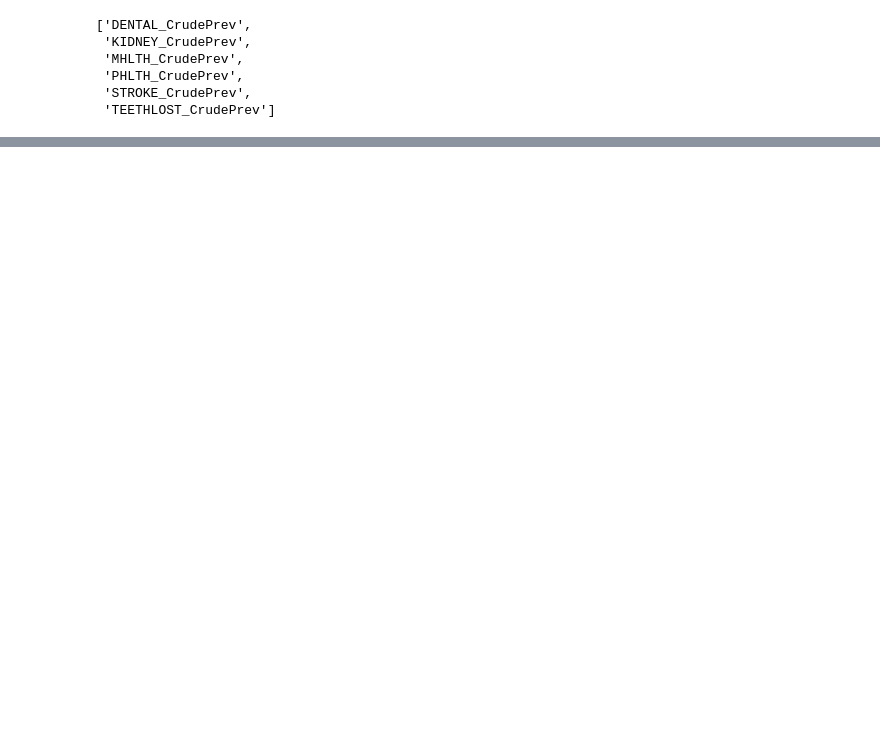
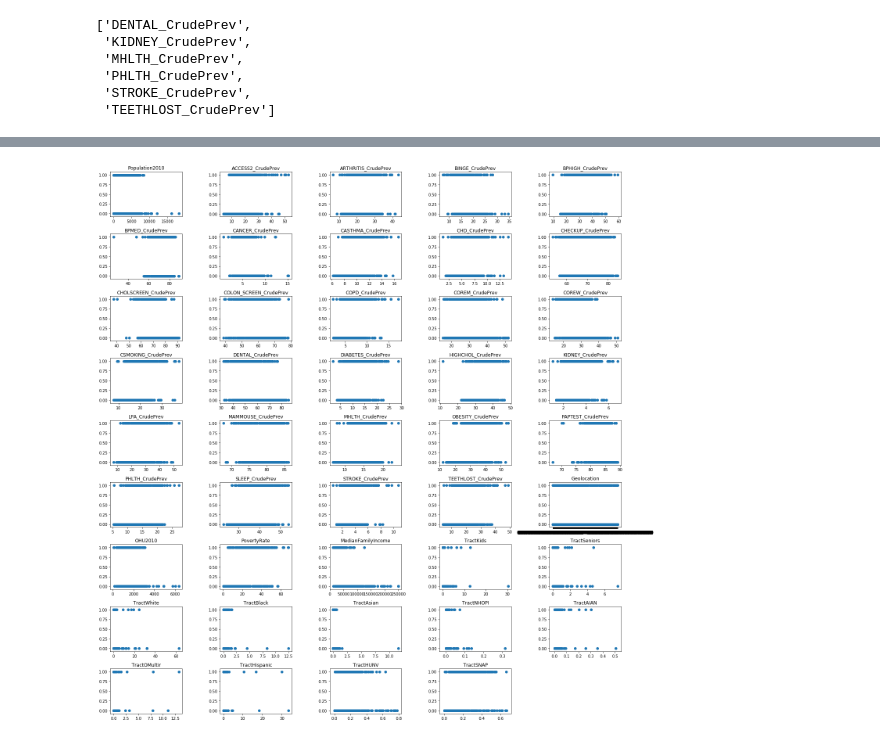
Before and after one commit to aulorbe/Food-Deserts-The-Human-Factor, a Jupyter notebook: Data Cleaning.ipynb, the cells around one changed output, grey strips where cells are left out. Cells and saved outputs as stored; diff of their text form; code cells hidden in the pictures; blank space fills up the shorter version.

```diff
--- a/Data Cleaning.ipynb
+++ b/Data Cleaning.ipynb
@@ -127,3 +181,17 @@ abs(combined_data[potential_drop].corr())
 | PHLTH_CrudePrev | 0.877946 | 0.905162 | 0.849397 | 1.000000 | 0.871482 | ... |
 | STROKE_CrudePrev | 0.684837 | 0.965567 | 0.626769 | 0.871482 | 1.000000 | ... |
 | TEETHLOST_CrudePrev | 0.909600 | 0.781849 | 0.921823 | 0.902989 | 0.809911 | ... |
+# %%
+X = combined_data.drop(columns=['StateAbbr', 'PlaceName', 'PlaceFIPS', 'Place_TractID', 'target'])
+# %%
+test = combined_data.sample(n=500)
+plt.figure(figsize=(20,20))
+for i, val in enumerate(X.columns):
+    plt.subplot(9, 5, i+1)
+    plt.scatter(test[val], test.target)
+    plt.title(val)
+    plt.tight_layout()
+
+plt.show()
+# %% [output]
+[figure, added]
```
Also changed, not shown: parts of 12 cells of this notebook, 6 other files.
